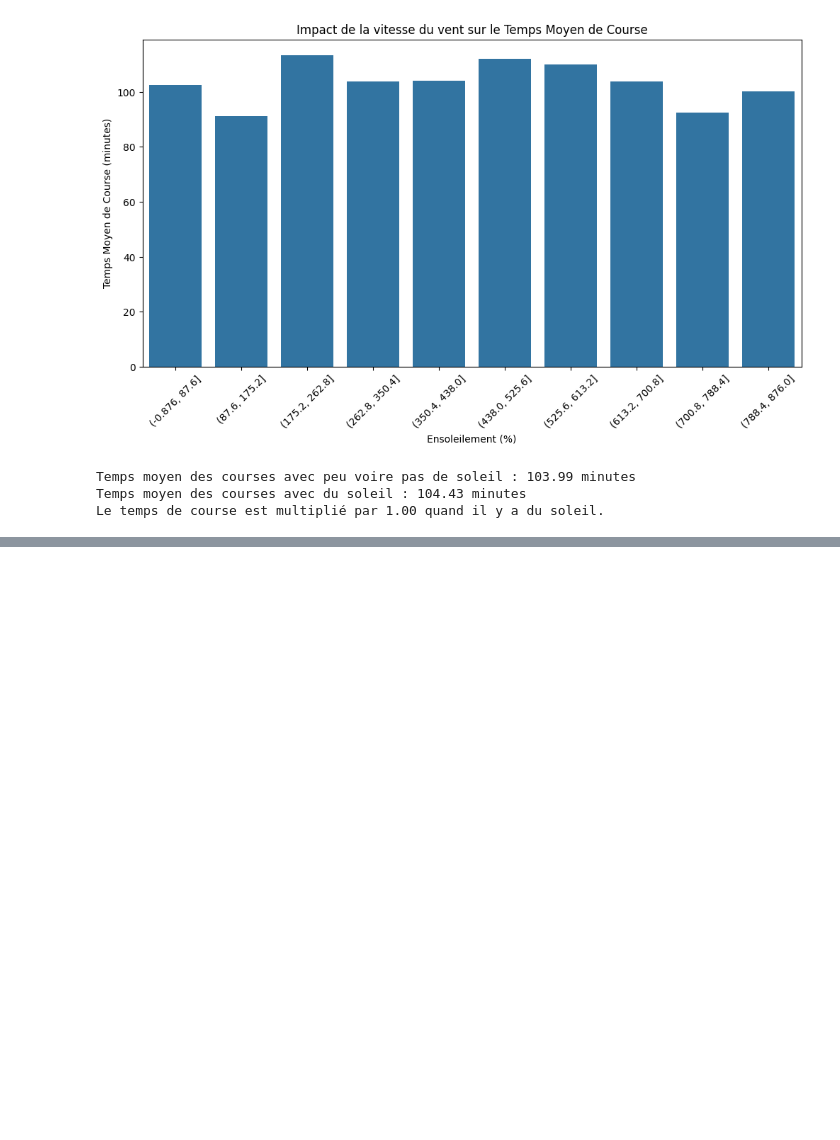
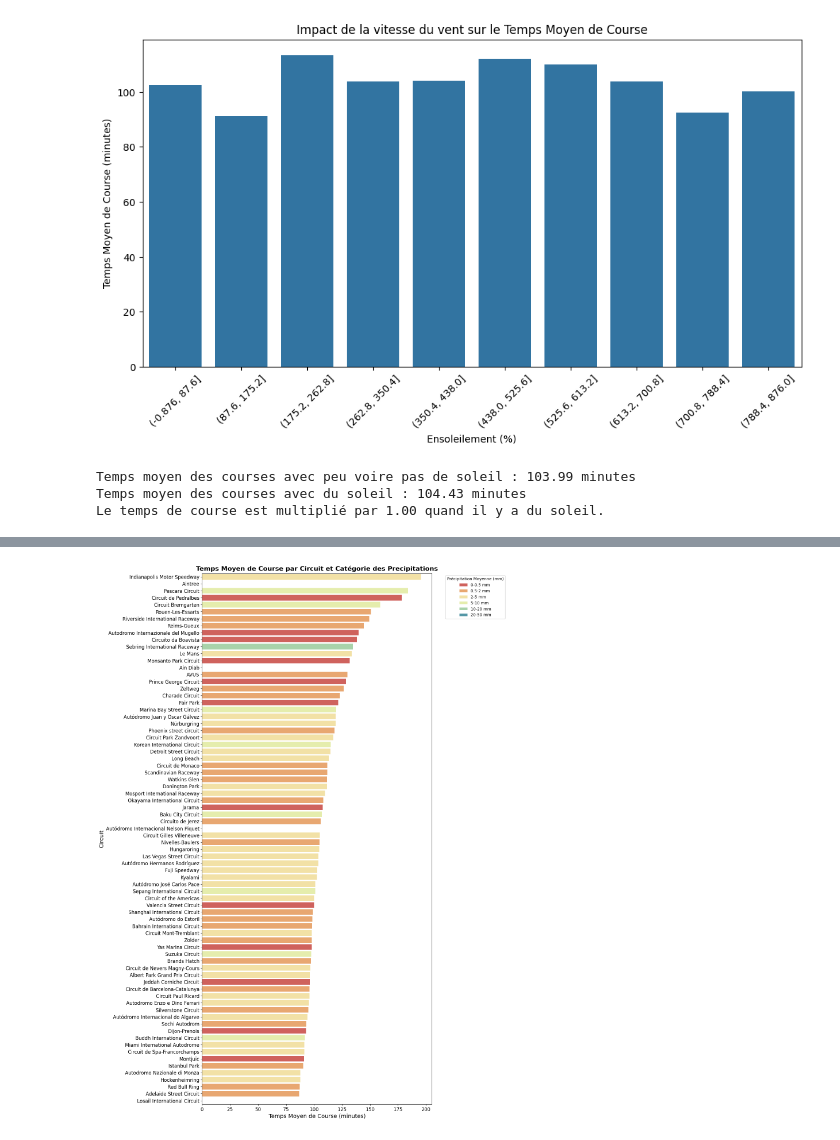
Before and after one commit to AlixOrf/Data_Pred, a Jupyter notebook: graphique.ipynb, the cells around one changed output, grey strips where cells are left out. Drawn from its saved outputs; the diff is of its cells as text; code cells hidden in the pictures; blank space fills up the shorter version.

```diff
--- a/graphique.ipynb
+++ b/graphique.ipynb
@@ -123,0 +143,31 @@ Le temps de course est multiplié par 1.00 quand il y a du soleil.
+# %%
+circuit_precipitation = final_df.groupby('circuitId').agg({
+    'milliseconds': 'mean',
+    'precipitation_mm': 'mean'
+}).reset_index()
+
+circuit_precipitation = pd.merge(circuit_precipitation, circuit_df[['circuitId', 'name']], on='circuitId', how='left')
+circuit_precipitation['race_time_minutes'] = circuit_precipitation['milliseconds'] / 60000
+circuit_precipitation['precipitation_category'] = pd.cut(circuit_precipitation['precipitation_mm'],bins=[0, 0.5, 2, 5, 10, 20, 50], labels=['0-0.5 mm', '0.5-2 mm', '2-5 mm', '5-10 mm', '10-20 mm', '20-50 mm'], include_lowest=True)
+
+circuit_precipitation = circuit_precipitation.sort_values('race_time_minutes', ascending=False)
+
+plt.figure(figsize=(16, 24))  # Taille de la figure ajustée pour inclure toutes les étiquettes
+sns.barplot(data=circuit_precipitation,
+            x='race_time_minutes',
+            y='name',
+            hue='precipitation_category',
+            palette='Spectral',
+            linewidth=2,
+            dodge=False)
+
+plt.title("Temps Moyen de Course par Circuit et Catégorie des Precipitations", fontsize=16, weight='bold')
+plt.xlabel("Temps Moyen de Course (minutes)", fontsize=14)
+plt.ylabel("Circuit", fontsize=14)
+plt.legend(title='Précipitation Moyenne (mm)', bbox_to_anchor=(1.05, 1), loc='upper left')
+plt.xticks(fontsize=12)
+plt.yticks(fontsize=12)
+plt.subplots_adjust(left=0.4)
+plt.show()
+# %% [output]
+[figure, added]
```
Also changed, not shown: parts of 2 cells of this notebook.
